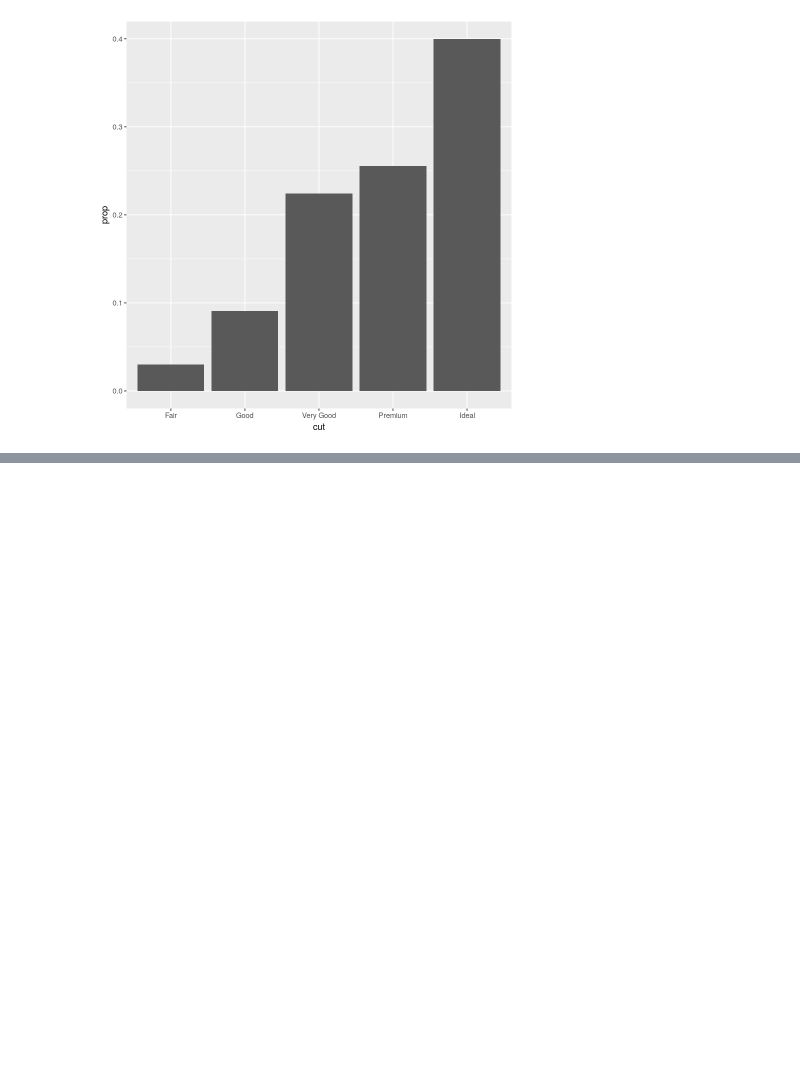
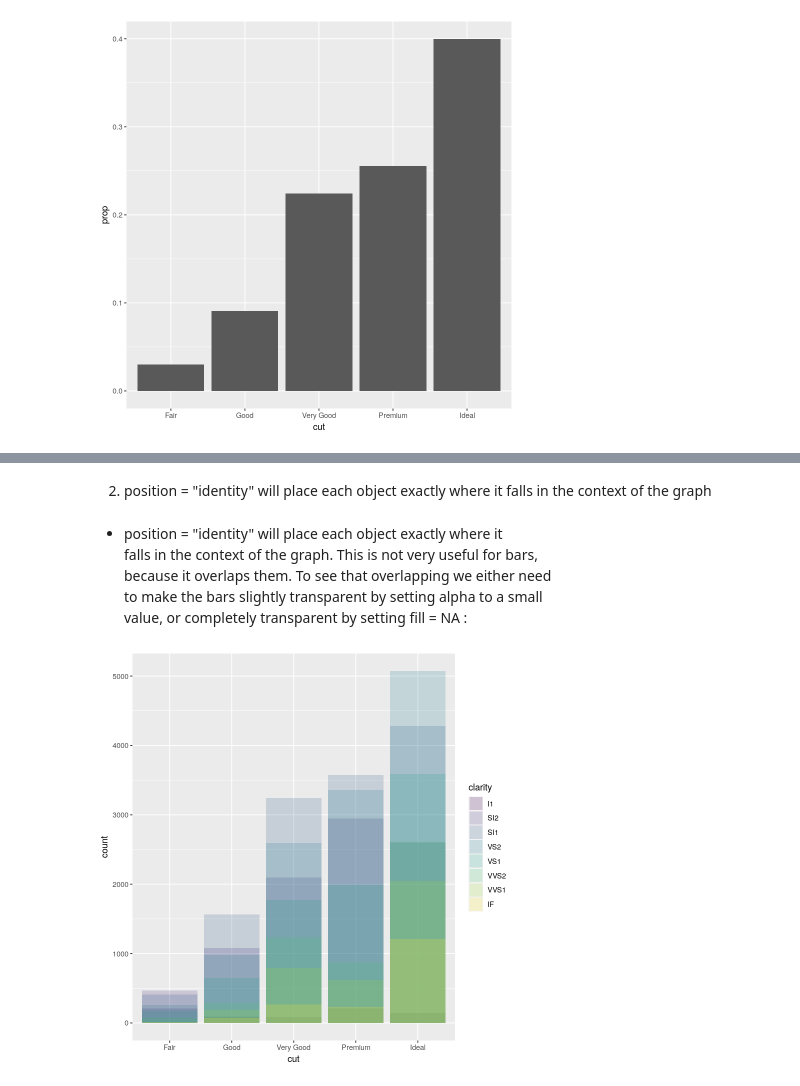
Before and after one commit to YanNianqun/Data-science, a Jupyter notebook: R_for_data_Science.ipynb, the cells around one changed output, grey strips where cells are left out. Drawn from its saved outputs; the diff is of its cells as text; code cells hidden in the pictures; blank space fills up the shorter version.

```diff
--- a/R_for_data_Science.ipynb
+++ b/R_for_data_Science.ipynb
@@ -378,0 +396,17 @@ Warning message:
+# %% [markdown]
+2. position = "identity" will place each object exactly where it
+falls in the context of the graph
+# %% [markdown]
++ position = "identity" will place each object exactly where it
+falls in the context of the graph. This is not very useful for bars,
+because it overlaps them. To see that overlapping we either need
+to make the bars slightly transparent by setting alpha to a small
+value, or completely transparent by setting fill = NA :
+# %%
+ggplot(
+data = diamonds,
+mapping = aes(x = cut, fill = clarity)
+) +
+geom_bar(alpha = 1/5, position = "identity")
+# %% [output]
+[figure, added]
```
Also changed, not shown: parts of 53 cells of this notebook.
